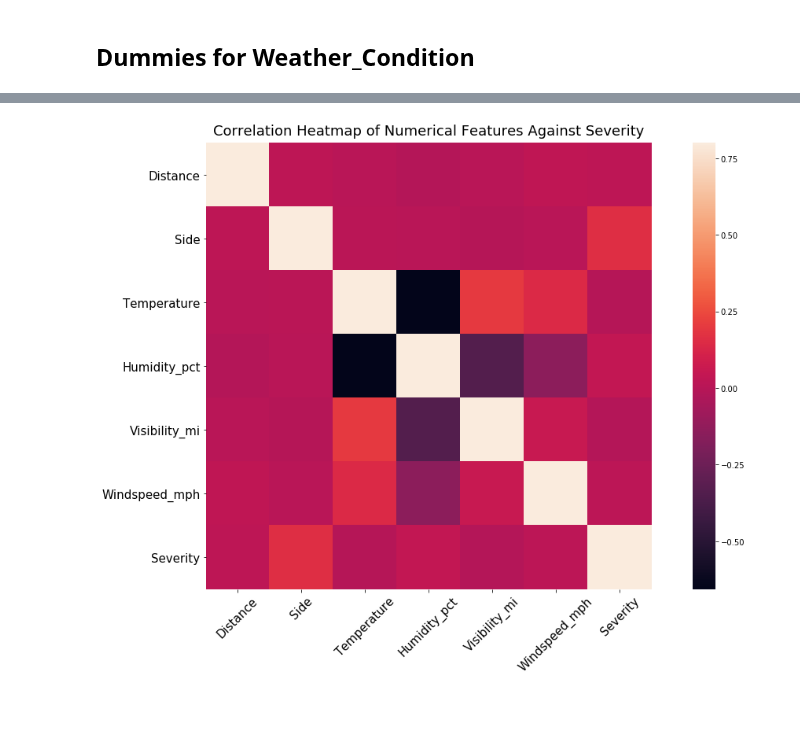
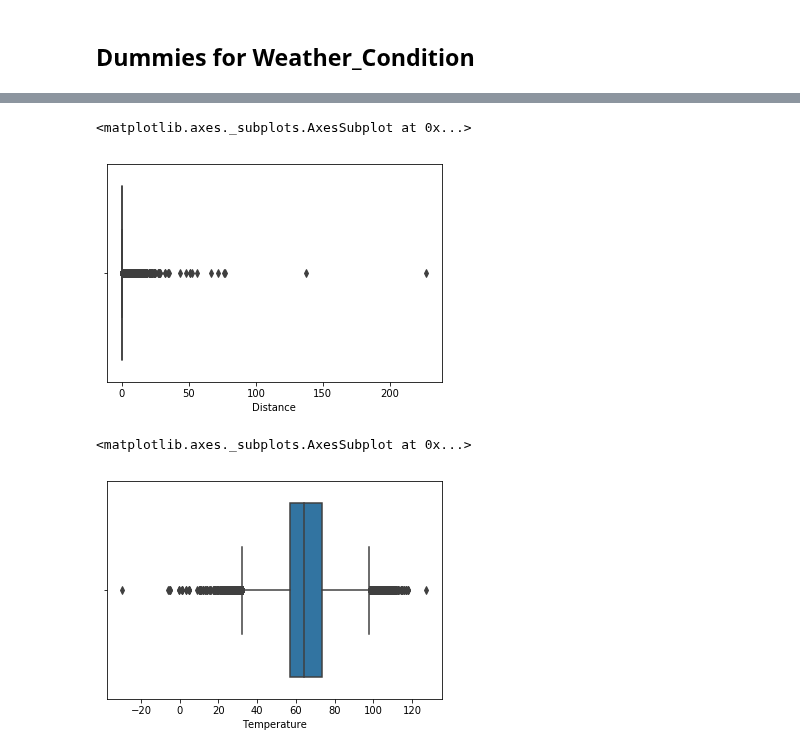
Before and after one commit to mpayumo/accident-severity-us, a Jupyter notebook: accidents-6-model.ipynb, the cells around one changed output, grey strips where cells are left out. Saved outputs shown, nothing was run; the diff lists cells and outputs as text; code cells hidden in the pictures; blank space fills up the shorter version.

```diff
--- a/accidents-6-model.ipynb
+++ b/accidents-6-model.ipynb
@@ -274,4 +241,4 @@ california.sample(10)
 # %%
 ca_nd = california.copy()
 # %%
-ca_nd.drop(columns=['City', 'County', 'Zipcode'], inplace=True)
+ca_nd.drop(columns=['County', 'Zipcode'], inplace=True)
@@ -299,3 +258,5 @@ ca_nd.drop('Weather_Condition',1,inplace=True)
 ca_nd = pd.concat([ca_nd, pd.get_dummies(ca_nd['TMC'])], axis=1)
 # %%
 ca_nd.rename(columns={'Distance(mi)':'Distance'}, inplace=True)
+# %%
+ca_nd.drop('TMC',1,inplace=True)
@@ -301,0 +267,4 @@ ca_nd.rename(columns={'Distance(mi)':'Distance'}, inplace=True)
+# %%
+ca_nd.reset_index(inplace=True)
+# %%
+ca_nd.drop('index',1,inplace=True)
@@ -338,14 +299,10 @@ plt.ylim(0,)
-# %%
-for_heat = ca_nd[['Distance','Side','Temperature','Humidity_pct','Visibility_mi','Windspeed_mph', 'Severity']]
-correlation_matrix = for_heat.corr()
-fig = plt.figure(figsize=(15,10))
-sns.heatmap(correlation_matrix, vmax=0.8, square=True)
-plt.title('Correlation Heatmap of Numerical Features Against Severity',
-         fontsize=18,
-         pad=10)
-plt.xticks(rotation=45, fontsize=15)
-plt.yticks(fontsize=15)
-plt.tight_layout()
-plt.savefig('img/correlation.jpg')
-# %% [output]
-[figure, removed]
+# %%
+sns.boxplot(ca_nd.Distance)
+# %% [output]
+<matplotlib.axes._subplots.AxesSubplot at 0x...>
+[figure, added]
+# %%
+sns.boxplot(ca_nd.Temperature)
+# %% [output]
+<matplotlib.axes._subplots.AxesSubplot at 0x...>
+[figure, added]
```
Also changed, not shown: parts of 21 cells of this notebook, 3 other files.
